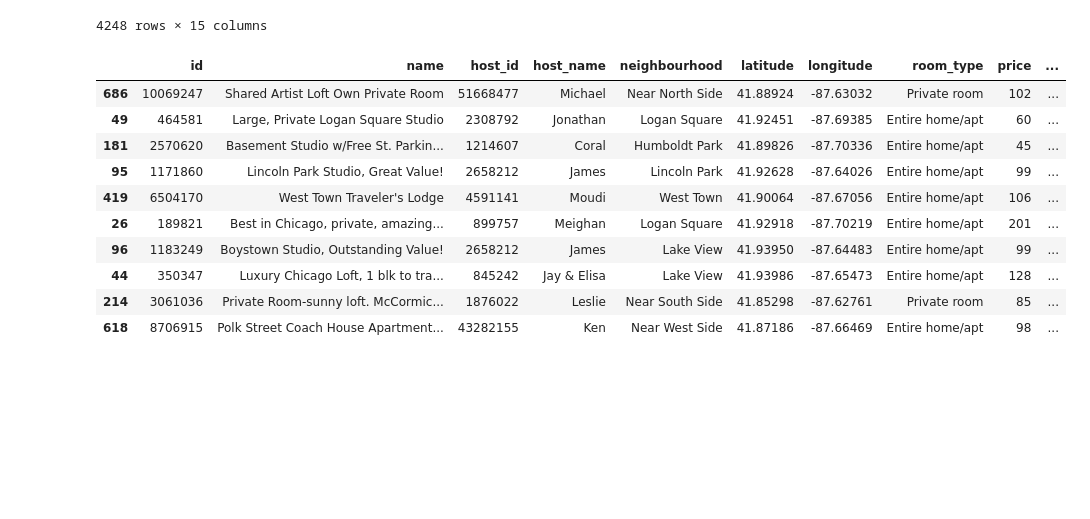
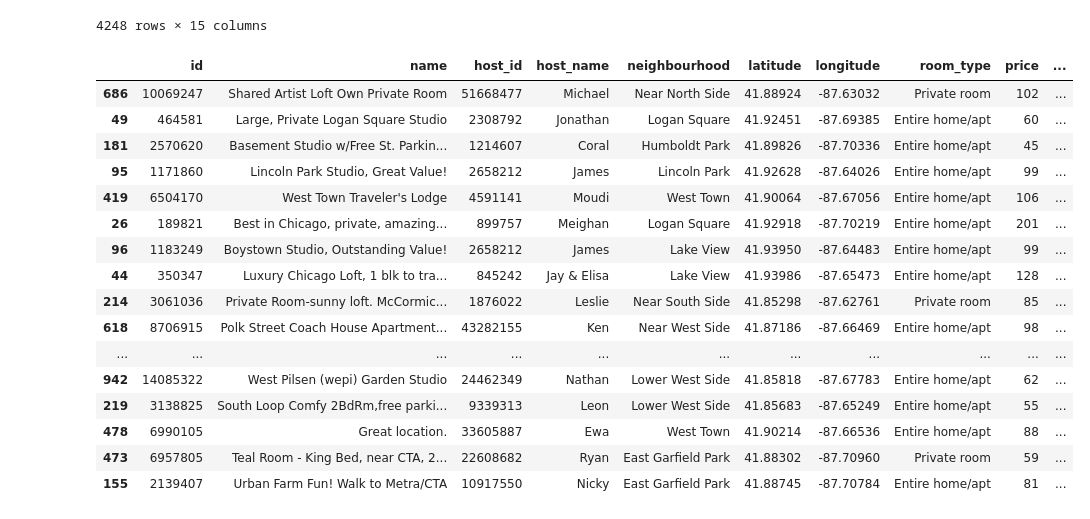
Before and after one commit to victoriawalllin/Final-Project, a Jupyter notebook: Airbnb.ipynb, the cells around one changed output. Drawn from its saved outputs; the diff is of its cells as text; code cells hidden in the pictures; blank space fills up the shorter version.

```diff
--- a/Airbnb.ipynb
+++ b/Airbnb.ipynb
@@ -17,5 +17,3 @@ df.head()
 | 2 | 7126 | Tiny Studio Apartment 94 Walk Score | 17928 | Sarah | West Town | 41.90289 | -87.68182 | Entire home/apt | 60 | ... |
 | 3 | 9811 | Barbara's Hideaway - Old Town | 33004 | At Home Inn | Lincoln Park | 41.91769 | -87.63788 | Entire home/apt | 65 | ... |
 | 4 | 10610 | 3 Comforts of Cooperative Living | 2140 | Lois | Hyde Park | 41.79612 | -87.59261 | Private room | 21 | ... |
-# %%
-df=airbnb.drop(['neighbourhood_group'], axis=1)
@@ -38,16 +34,22 @@ df
 | 5162 | 45465696 | Cozy Garden Room in the middle of... | 8803468 | Ashley | Lake View | 41.94578 | -87.64852 | Private room | 92 | ... |
 4248 rows × 15 columns
 # %%
-df.nlargest(10, ['number_of_reviews'])
+df.nlargest(20, ['number_of_reviews'])
 # %% [output]
 |  | id | name | host_id | host_name | neighbourhood | latitude | longitude | room_type | price | ... |
 | 686 | 10069247 | Shared Artist Loft Own Private Room | 51668477 | Michael | Near North Side | 41.88924 | -87.63032 | Private room | 102 | ... |
 | 49 | 464581 | Large, Private Logan Square Studio | 2308792 | Jonathan | Logan Square | 41.92451 | -87.69385 | Entire home/apt | 60 | ... |
 | 181 | 2570620 | Basement Studio w/Free St. Parkin... | 1214607 | Coral | Humboldt Park | 41.89826 | -87.70336 | Entire home/apt | 45 | ... |
 | 95 | 1171860 | Lincoln Park Studio, Great Value! | 2658212 | James | Lincoln Park | 41.92628 | -87.64026 | Entire home/apt | 99 | ... |
 | 419 | 6504170 | West Town Traveler's Lodge | 4591141 | Moudi | West Town | 41.90064 | -87.67056 | Entire home/apt | 106 | ... |
 | 26 | 189821 | Best in Chicago, private, amazing... | 899757 | Meighan | Logan Square | 41.92918 | -87.70219 | Entire home/apt | 201 | ... |
 | 96 | 1183249 | Boystown Studio, Outstanding Value! | 2658212 | James | Lake View | 41.93950 | -87.64483 | Entire home/apt | 99 | ... |
 | 44 | 350347 | Luxury Chicago Loft, 1 blk to tra... | 845242 | Jay & Elisa | Lake View | 41.93986 | -87.65473 | Entire home/apt | 128 | ... |
 | 214 | 3061036 | Private Room-sunny loft. McCormic... | 1876022 | Leslie | Near South Side | 41.85298 | -87.62761 | Private room | 85 | ... |
 | 618 | 8706915 | Polk Street Coach House Apartment... | 43282155 | Ken | Near West Side | 41.87186 | -87.66469 | Entire home/apt | 98 | ... |
+| ... | ... | ... | ... | ... | ... | ... | ... | ... | ... | ... |
+| 942 | 14085322 | West Pilsen (wepi) Garden Studio | 24462349 | Nathan | Lower West Side | 41.85818 | -87.67783 | Entire home/apt | 62 | ... |
+| 219 | 3138825 | South Loop Comfy 2BdRm,free parki... | 9339313 | Leon | Lower West Side | 41.85683 | -87.65249 | Entire home/apt | 55 | ... |
+| 478 | 6990105 | Great location. | 33605887 | Ewa | West Town | 41.90214 | -87.66536 | Entire home/apt | 88 | ... |
+| 473 | 6957805 | Teal Room - King Bed, near CTA, 2... | 22608682 | Ryan | East Garfield Park | 41.88302 | -87.70960 | Private room | 59 | ... |
+| 155 | 2139407 | Urban Farm Fun! Walk to Metra/CTA | 10917550 | Nicky | East Garfield Park | 41.88745 | -87.70784 | Entire home/apt | 81 | ... |
```
Also changed, not shown: parts of 8 cells of this notebook.
